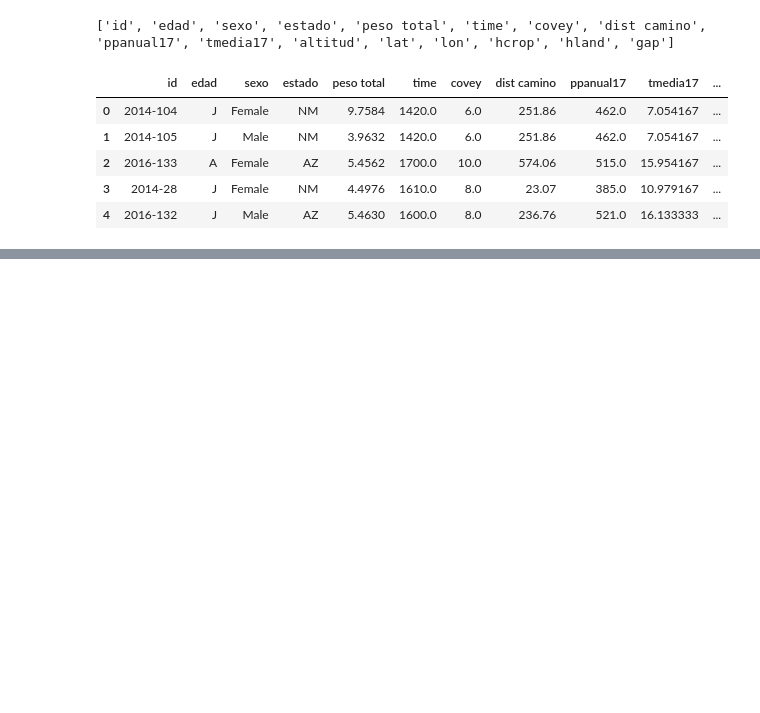
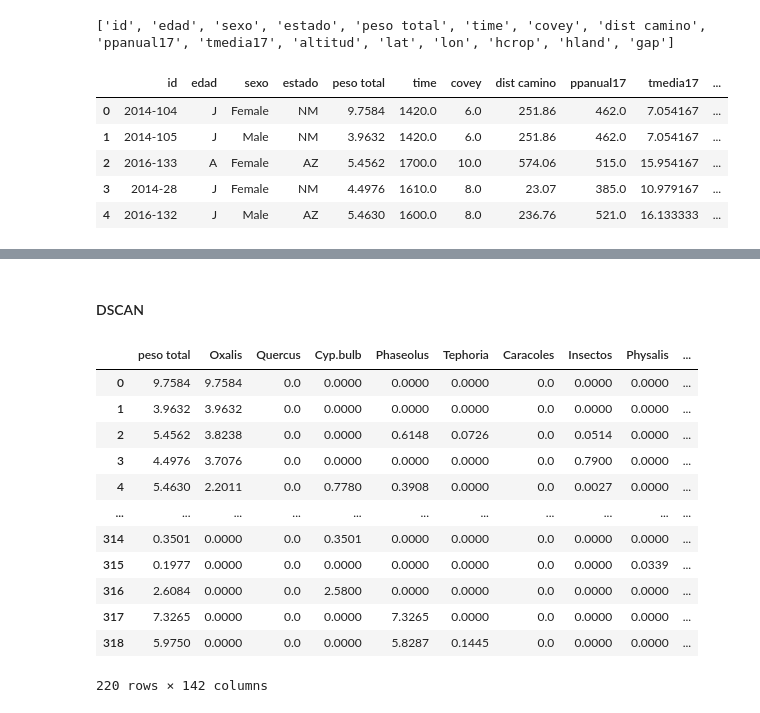
Before and after one commit to fofojaramillo/codornices-proyecto, a Jupyter notebook: EDA_v2.ipynb, the cells around one changed output, grey strips where cells are left out. Drawn from its saved outputs; the diff is of its cells as text; code cells hidden in the pictures; blank space fills up the shorter version.

```diff
--- a/EDA_v2.ipynb
+++ b/EDA_v2.ipynb
@@ -187,0 +220,2 @@ df_all.describe()
+# %% [markdown]
+#### DSCAN
@@ -187,0 +229,16 @@ df_all.describe()
+# %%
+df_all
+# %% [output]
+|  | peso total | Oxalis | Quercus | Cyp.bulb | Phaseolus | Tephoria | Caracoles | Insectos | Physalis | ... |
+| 0 | 9.7584 | 9.7584 | 0.0 | 0.0000 | 0.0000 | 0.0000 | 0.0 | 0.0000 | 0.0000 | ... |
+| 1 | 3.9632 | 3.9632 | 0.0 | 0.0000 | 0.0000 | 0.0000 | 0.0 | 0.0000 | 0.0000 | ... |
+| 2 | 5.4562 | 3.8238 | 0.0 | 0.0000 | 0.6148 | 0.0726 | 0.0 | 0.0514 | 0.0000 | ... |
+| 3 | 4.4976 | 3.7076 | 0.0 | 0.0000 | 0.0000 | 0.0000 | 0.0 | 0.7900 | 0.0000 | ... |
+| 4 | 5.4630 | 2.2011 | 0.0 | 0.7780 | 0.3908 | 0.0000 | 0.0 | 0.0027 | 0.0000 | ... |
+| ... | ... | ... | ... | ... | ... | ... | ... | ... | ... | ... |
+| 314 | 0.3501 | 0.0000 | 0.0 | 0.3501 | 0.0000 | 0.0000 | 0.0 | 0.0000 | 0.0000 | ... |
+| 315 | 0.1977 | 0.0000 | 0.0 | 0.0000 | 0.0000 | 0.0000 | 0.0 | 0.0000 | 0.0339 | ... |
+| 316 | 2.6084 | 0.0000 | 0.0 | 2.5800 | 0.0000 | 0.0000 | 0.0 | 0.0000 | 0.0000 | ... |
+| 317 | 7.3265 | 0.0000 | 0.0 | 0.0000 | 7.3265 | 0.0000 | 0.0 | 0.0000 | 0.0000 | ... |
+| 318 | 5.9750 | 0.0000 | 0.0 | 0.0000 | 5.8287 | 0.1445 | 0.0 | 0.0000 | 0.0000 | ... |
+220 rows × 142 columns
```
Also changed, not shown: parts of 9 cells of this notebook.
